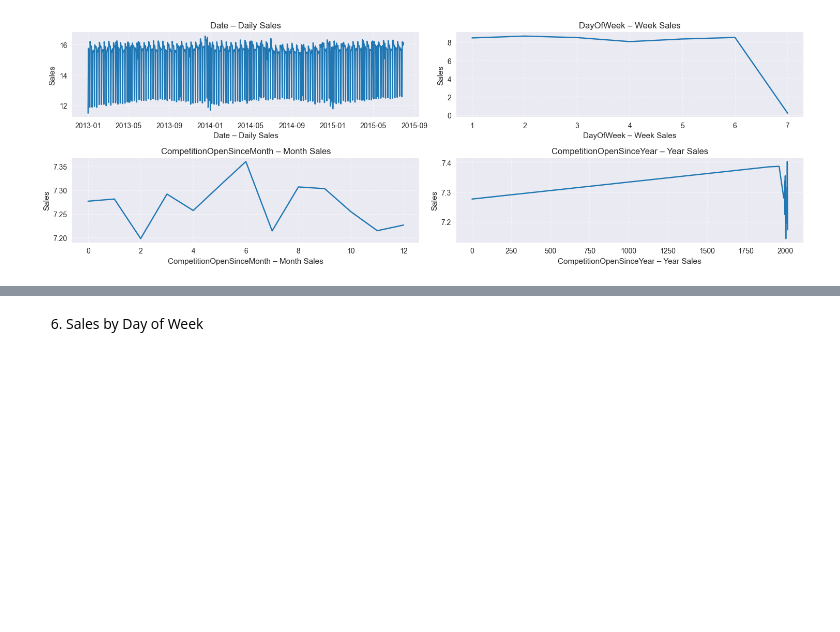
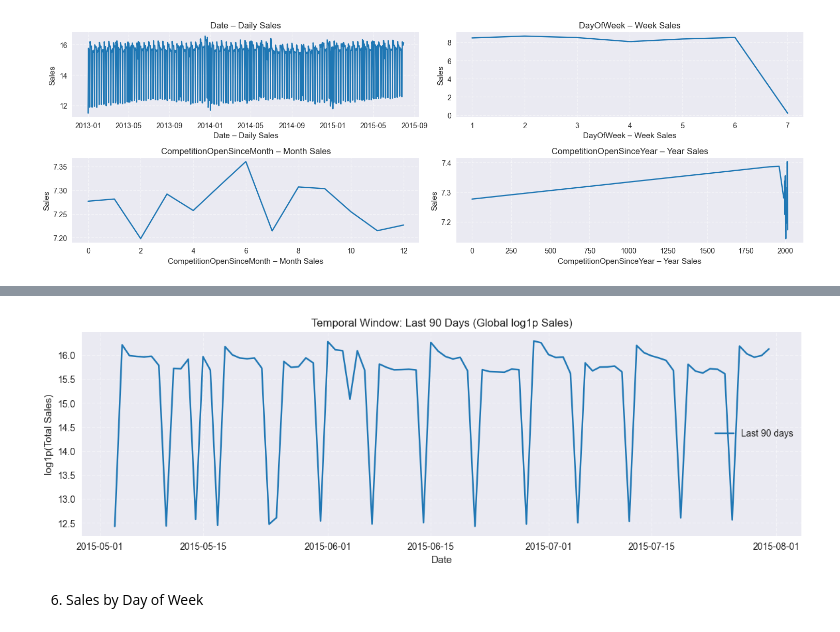
Before and after one commit to vburlay/Rossmann, a Jupyter notebook: notebooks/rossmann_eda.ipynb, the cells around one changed output, grey strips where cells are left out. Saved outputs shown, nothing was run; the diff lists cells and outputs as text; code cells hidden in the pictures; blank space fills up the shorter version.

```diff
--- a/notebooks/rossmann_eda.ipynb
+++ b/notebooks/rossmann_eda.ipynb
@@ -514,0 +560,15 @@ plt.show()
+# %%
+# --- 2) Recent window (e.g., last 90 days) ---
+last_n_days = 90
+daily_last = daily.iloc[-last_n_days:]
+
+plt.figure(figsize=(14, 4))
+plt.plot(daily_last, label=f"Last {last_n_days} days")
+plt.title(f"Temporal Window: Last {last_n_days} Days (Global log1p Sales)")
+plt.xlabel("Date")
+plt.ylabel("log1p(Total Sales)")
+plt.grid(True, linestyle="--", alpha=0.4)
+plt.legend()
+plt.show()
+# %% [output]
+[figure, added]
```
Also changed, not shown: parts of 6 cells of this notebook.
